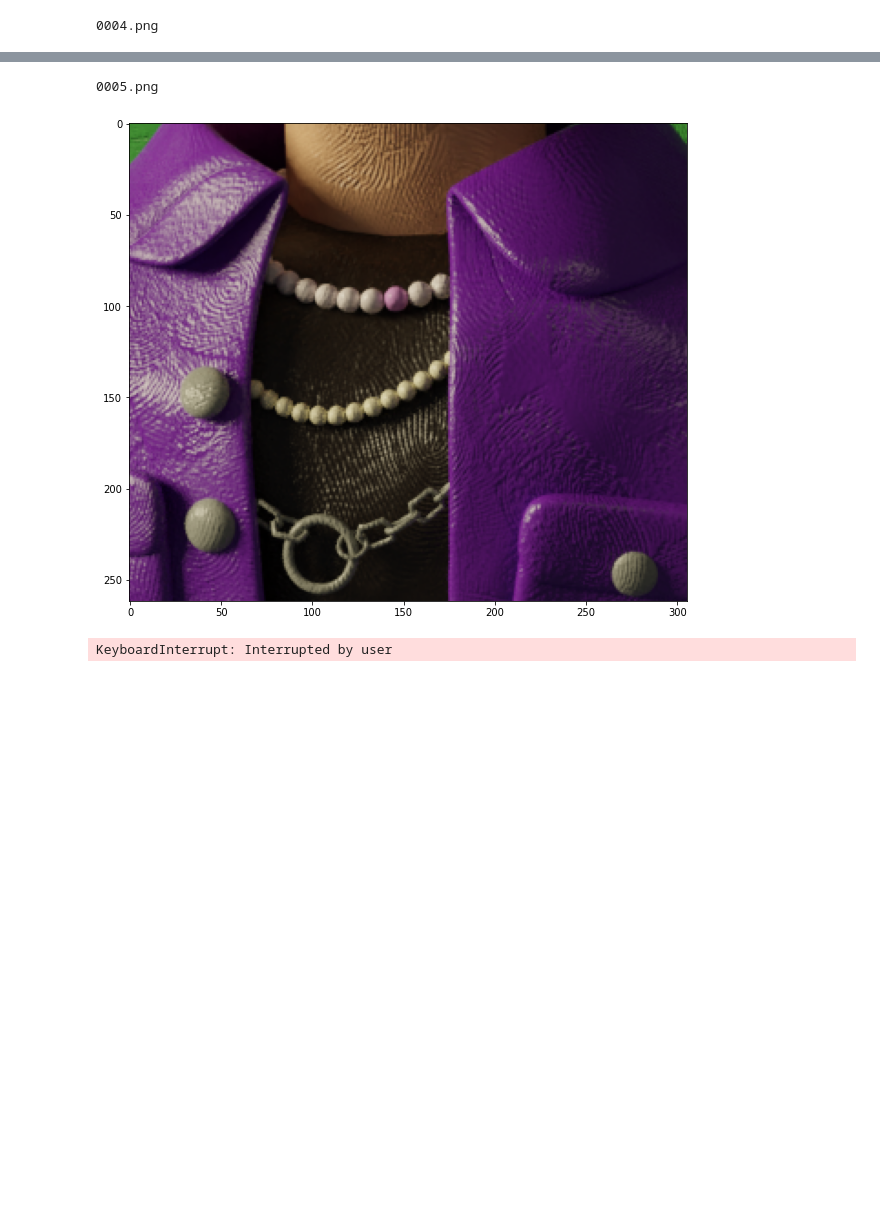
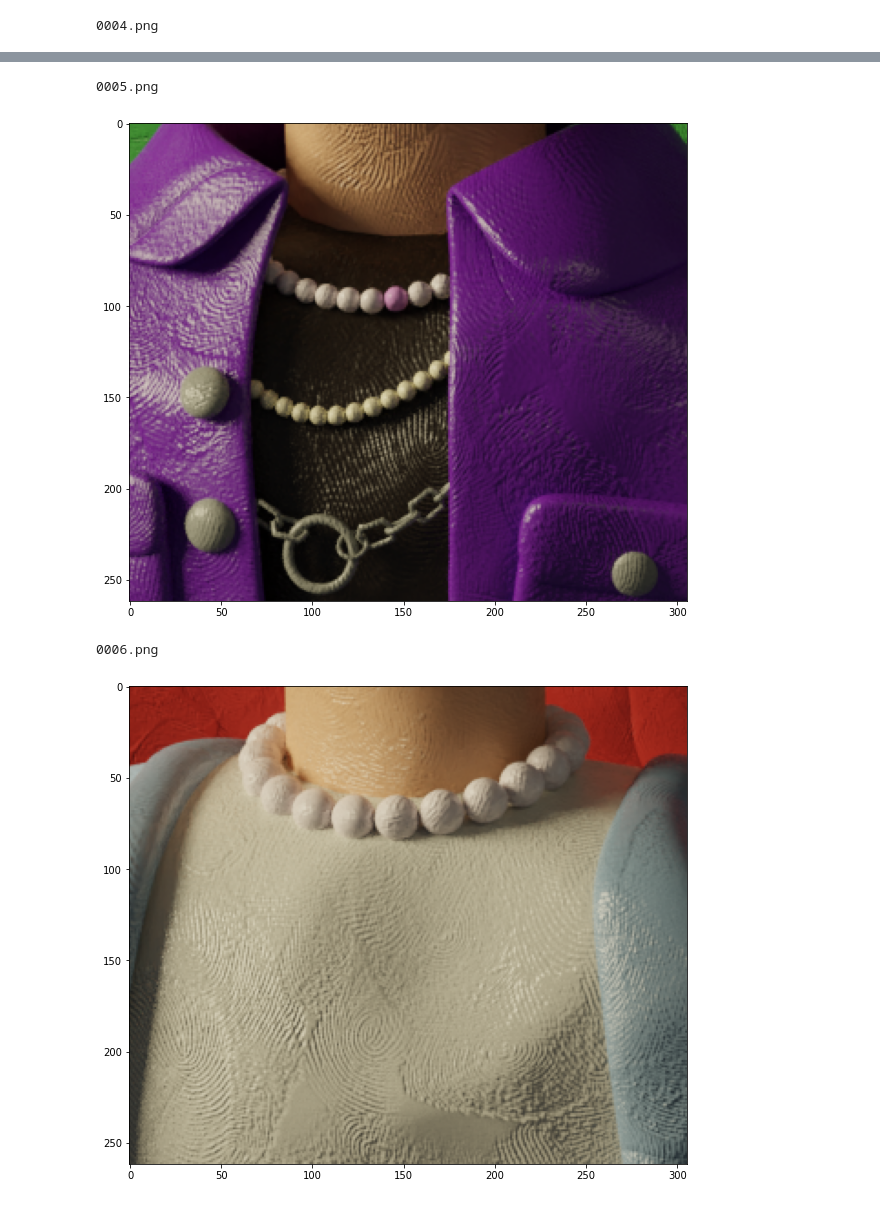
Before and after one commit to ericvalcik/dior, a Jupyter notebook: pearls.ipynb, the cells around one changed output, grey strips where cells are left out. Saved outputs shown, nothing was run; the diff lists cells and outputs as text; code cells hidden in the pictures; blank space fills up the shorter version.

```diff
--- a/pearls.ipynb
+++ b/pearls.ipynb
@@ -40,53 +40,56 @@ def gen_labels(file_, name, difference, locations = [(608, 469), (613, 472), (61
     print(len(ret))
     return ret
 # %%
-def crop_and_label():
+def crop_and_label(from_: int, to: int):
     onlyfiles = [f for f in listdir('pics') if isfile(join('pics', f))]
 
-    dict_ = {}
-
     for i, file in enumerate(onlyfiles):
+        if i < from_:
+            continue
+        if i > to:
+            break
         plt.figure(figsize=(10, 10))
         im = Image.open(join('pics', file))
         im = im.crop((402, 782, 708, 1044))
         print(f'{file}')
         plt.imshow(im)
         plt.show()
         finta = True
         while (finta):
             finta = False
             string = input()
             if string == 'pch':
-                dict_[file] = 'PearlsAndChainSet'
+                string = 'PearlsAndChainSet'
             elif string == 'bw':
-                dict_[file] = 'BlackAndWhitePearlsSet'
+                string = 'BlackAndWhitePearlsSet'
             elif string == 'pw':
-                dict_[file] = 'PurpleAndWhitePearlsSet'
+                string = 'PurpleAndWhitePearlsSet'
             elif string == 'lp':
-                dict_[file] = 'LargerPearls'
+                string = 'LargerPearls'
             elif string == 'p':
-                dict_[file] = 'Pearls'
+                string = 'Pearls'
             elif string == 'ps':
-                dict_[file] = 'PearlsSet'
+                string = 'PearlsSet'
             elif string == 'c':
-                dict_[file] = 'CubanLinkChain'
+                string = 'CubanLinkChain'
             else:
                 finta = True
+        with open('output.txt', 'a') as file_:
+            file_.write(f"{file}: {string}\n")
 
-    series = pd.Series(dict_)
-    series.sort_index(inplace=True)
-    series.to_csv(output.txt, index=False)
-
-crop_and_label()
+# tady si zvol start a konec, je to od nuly takze 0 je obrazek 0001.png a
+# 5 je 0006.png obrazek (bere to vcetne oba dva)
+crop_and_label(0, 5)
 # %% [output]
 0001.png
 [figure]
 0002.png
 [figure]
 0003.png
 [figure]
 0004.png
 [figure]
 0005.png
 [figure]
-KeyboardInterrupt: Interrupted by user
+0006.png
+[figure, added]
```
